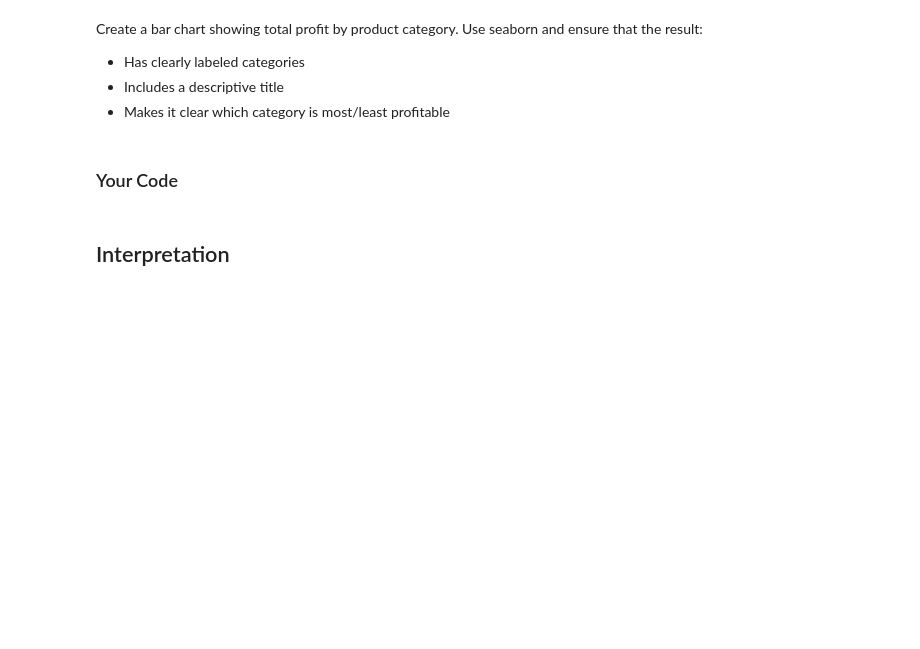
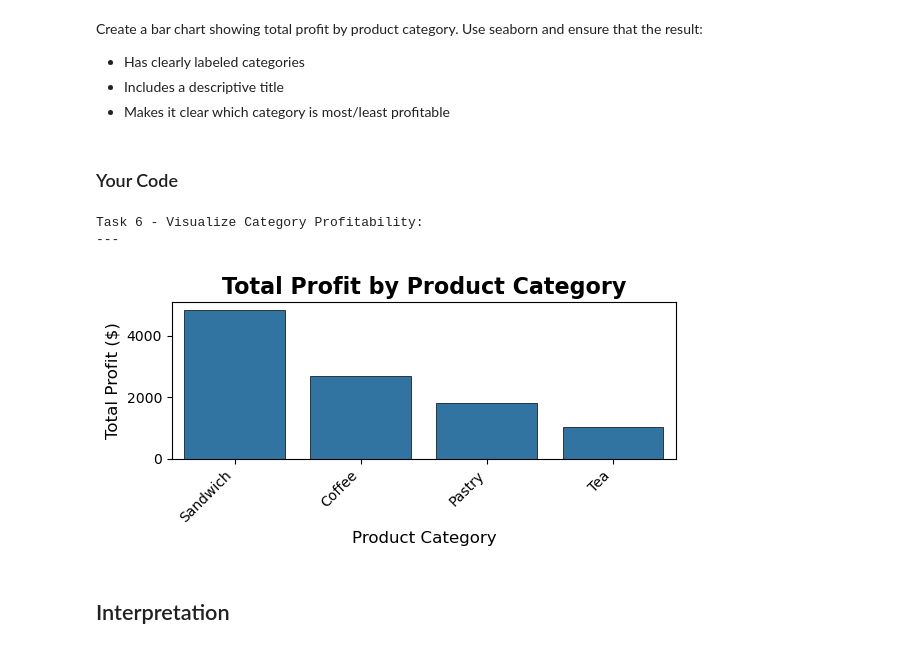
Before and after one commit to dev-festival/py4eda-work, a Jupyter notebook: test2b/test_2b.ipynb, the cells around one changed output. Drawn from its saved outputs; the diff is of its cells as text; code cells hidden in the pictures; blank space fills up the shorter version.

Commit message:
update: Task 6: Visualize Category Profitability: Complete

```diff
--- a/test2b/test_2b.ipynb
+++ b/test2b/test_2b.ipynb
@@ -367,6 +367,25 @@ Create a bar chart showing total profit by product category. Use seaborn and ens
 ### Your Code
 # %%
 # Task 6: use sns.barplot() with aggregated data
+print("Task 6 - Visualize Category Profitability: \n---")
+category_profit = merge.groupby('category', as_index=False).agg(
+    total_profit=('profit', 'sum')
+).sort_values('total_profit', ascending=False)
+
+# SNS Bar Plot
+plt.figure(figsize=(6, 3))
+sns.barplot(data=category_profit, x='category', y='total_profit',
+            edgecolor='black', linewidth= .5)
+plt.title('Total Profit by Product Category', fontsize=16, fontweight='bold')
+plt.xlabel('Product Category', fontsize=12)
+plt.ylabel('Total Profit ($)', fontsize=12)
+plt.xticks(rotation=45, ha='right')
+plt.tight_layout()
+plt.show()
+# %% [output]
+Task 6 - Visualize Category Profitability:
+---
+[figure, added]
 # %% [markdown]
 ## Interpretation
 # %% [markdown]
```
